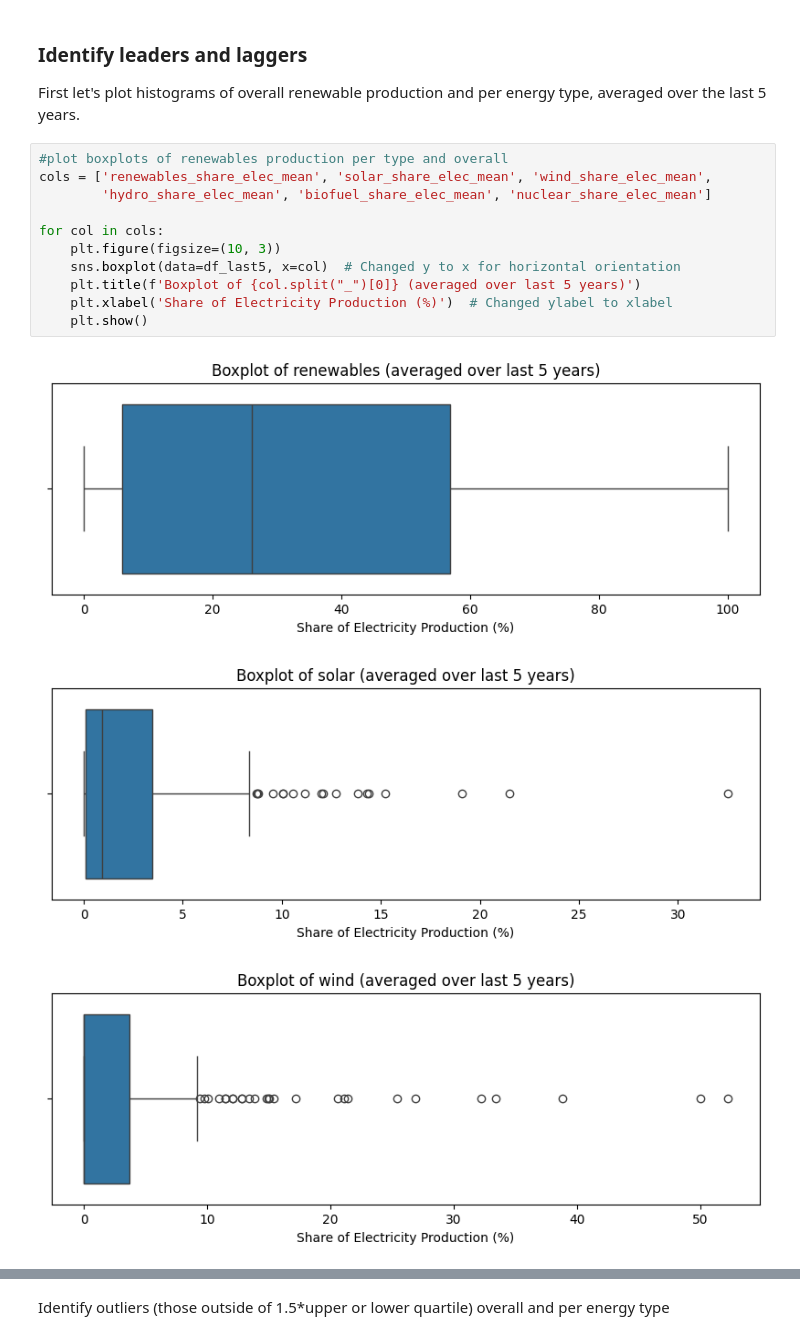
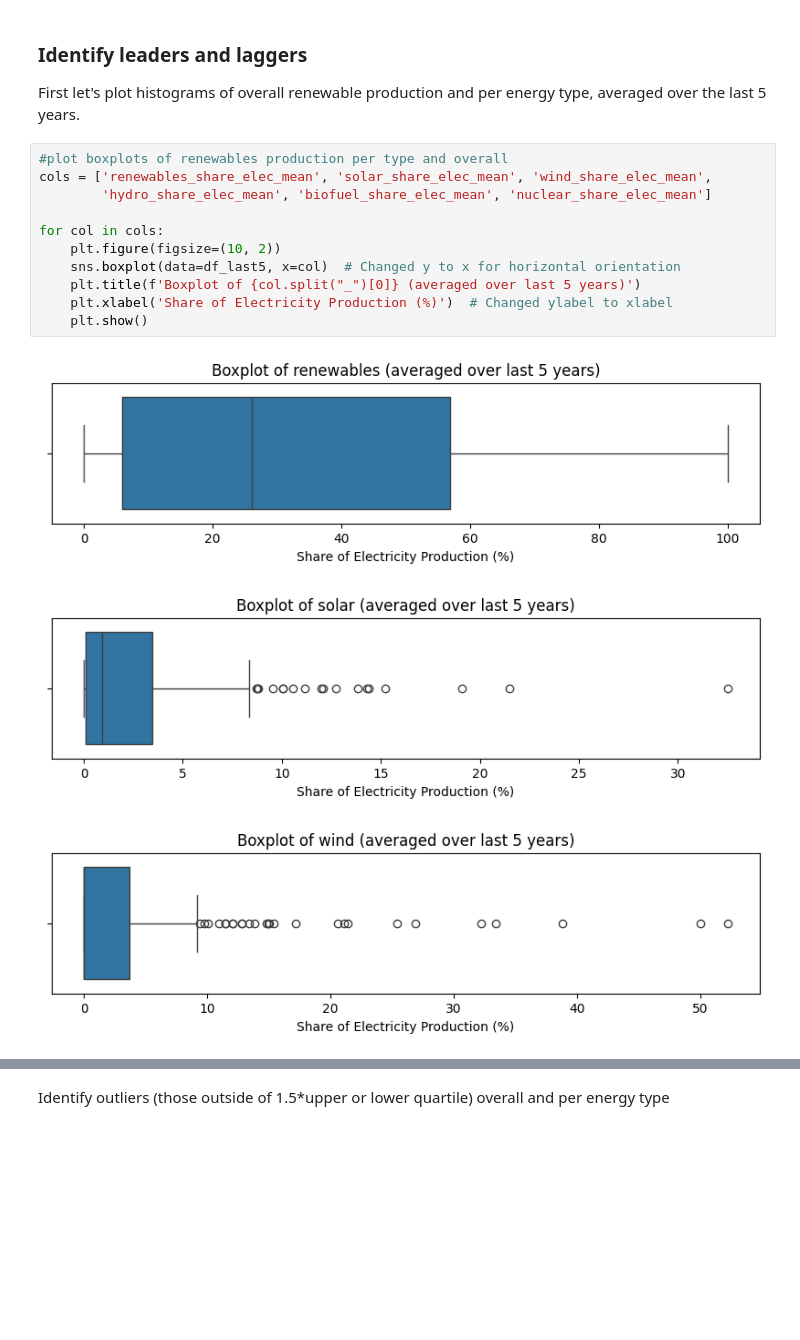
Before and after one commit to KMarsh-code/global-renewable-energy-analysis, a Jupyter notebook: jupyter_notebooks/2_renewable_energy_hypothesis_testing.ipynb, the cells around one changed output, grey strips where cells are left out. Drawn from its saved outputs; the diff is of its cells as text; blank space fills up the shorter version.

```diff
--- a/jupyter_notebooks/2_renewable_energy_hypothesis_testing.ipynb
+++ b/jupyter_notebooks/2_renewable_energy_hypothesis_testing.ipynb
@@ -287,15 +287,15 @@ First let's plot histograms of overall renewable production and per energy type,
 # %%
 #plot boxplots of renewables production per type and overall
 cols = ['renewables_share_elec_mean', 'solar_share_elec_mean', 'wind_share_elec_mean',
         'hydro_share_elec_mean', 'biofuel_share_elec_mean', 'nuclear_share_elec_mean']
 
 for col in cols:
-    plt.figure(figsize=(10, 3))
+    plt.figure(figsize=(10, 2))
     sns.boxplot(data=df_last5, x=col)  # Changed y to x for horizontal orientation
     plt.title(f'Boxplot of {col.split("_")[0]} (averaged over last 5 years)')
     plt.xlabel('Share of Electricity Production (%)')  # Changed ylabel to xlabel
     plt.show()
 # %% [output]
-[figure, old version]
+[figure, new version]
-[figure, old version]
+[figure, new version]
-[figure, old version]
+[figure, new version]
```
Also changed, not shown: parts of 33 cells of this notebook.
